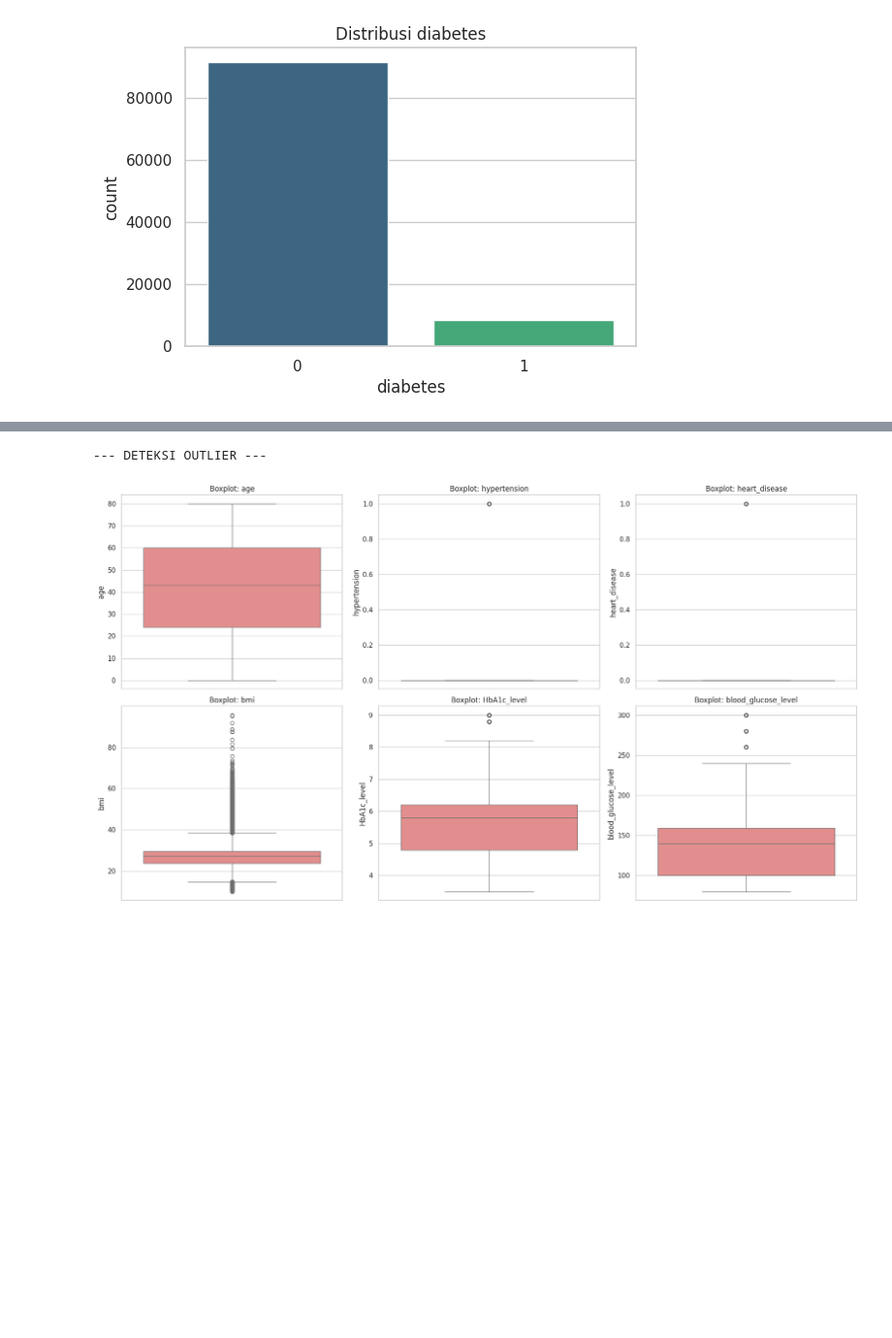
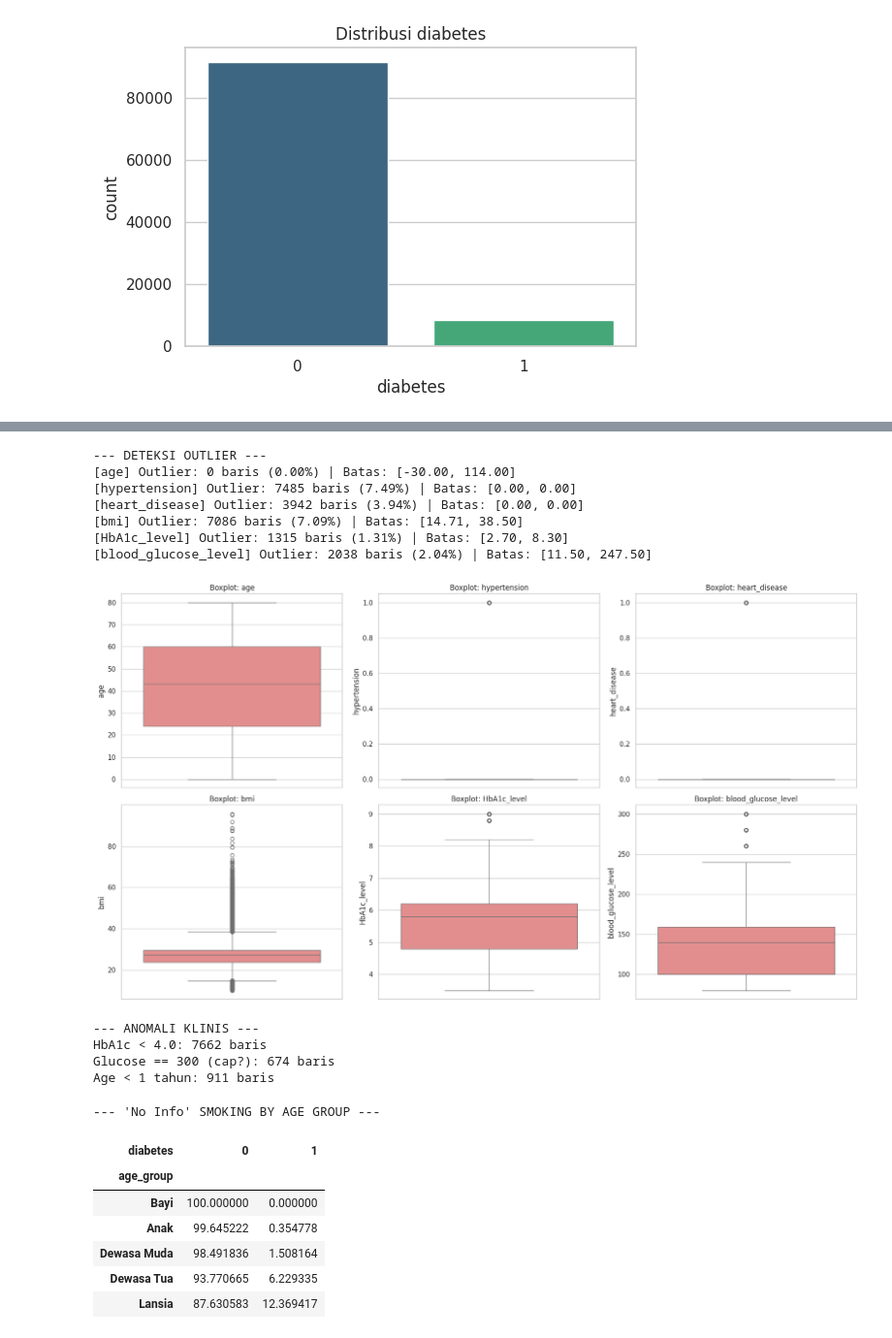
Before and after one commit to aariffaqiih/temp, a Jupyter notebook: Untitled14.ipynb, the cells around one changed output, grey strips where cells are left out. Shown at 97% size. Saved outputs shown, nothing was run; the diff lists cells and outputs as text; code cells hidden in the pictures; blank space fills up the shorter version.

```diff
--- a/Untitled14.ipynb
+++ b/Untitled14.ipynb
@@ -193,6 +254,15 @@ if numerik:
     axes = axes.flatten()
 
     for i, col in enumerate(numerik):
+        Q1 = df[col].quantile(0.25)
+        Q3 = df[col].quantile(0.75)
+        IQR = Q3 - Q1
+        lower = Q1 - 1.5 * IQR
+        upper = Q3 + 1.5 * IQR
+        outliers = ((df[col] < lower) | (df[col] > upper)).sum()
+        pct_outliers = (outliers / len(df)) * 100
+        print(f"[{col}] Outlier: {outliers} baris ({pct_outliers:.2f}%) | Batas: [{lower:.2f}, {upper:.2f}]")
+
         sns.boxplot(data=df, y=col, ax=axes[i], color='lightcoral')
         axes[i].set_title(f"Boxplot: {col}")
 
@@ -203,4 +273,37 @@ if numerik:
     plt.show()
 # %% [output]
 --- DETEKSI OUTLIER ---
+[age] Outlier: 0 baris (0.00%) | Batas: [-30.00, 114.00]
+[hypertension] Outlier: 7485 baris (7.49%) | Batas: [0.00, 0.00]
+[heart_disease] Outlier: 3942 baris (3.94%) | Batas: [0.00, 0.00]
+[bmi] Outlier: 7086 baris (7.09%) | Batas: [14.71, 38.50]
+[HbA1c_level] Outlier: 1315 baris (1.31%) | Batas: [2.70, 8.30]
+[blood_glucose_level] Outlier: 2038 baris (2.04%) | Batas: [11.50, 247.50]
 [figure]
+# %%
+print("--- ANOMALI KLINIS ---")
+print(f"HbA1c < 4.0: {(df['HbA1c_level'] < 4.0).sum()} baris")
+print(f"Glucose == 300 (cap?): {(df['blood_glucose_level'] == 300).sum()} baris")
+print(f"Age < 1 tahun: {(df['age'] < 1).sum()} baris")
+# %% [output]
+--- ANOMALI KLINIS ---
+HbA1c < 4.0: 7662 baris
+Glucose == 300 (cap?): 674 baris
+Age < 1 tahun: 911 baris
+# %%
+print("\n--- 'No Info' SMOKING BY AGE GROUP ---")
+df['age_group'] = pd.cut(df['age'], bins=[0, 1, 18, 40, 60, 100],
+                          labels=['Bayi', 'Anak', 'Dewasa Muda', 'Dewasa Tua', 'Lansia'])
+ct_age_smoke = pd.crosstab(df[df['smoking_history']=='No Info']['age_group'],
+                            df[df['smoking_history']=='No Info']['diabetes'],
+                            normalize='index') * 100
+display(ct_age_smoke)
+# %% [output]
+--- 'No Info' SMOKING BY AGE GROUP ---
+| diabetes | 0 | 1 |
+| age_group |  |  |
+| Bayi | 100.000000 | 0.000000 |
+| Anak | 99.645222 | 0.354778 |
+| Dewasa Muda | 98.491836 | 1.508164 |
+| Dewasa Tua | 93.770665 | 6.229335 |
+| Lansia | 87.630583 | 12.369417 |
```
Also changed, not shown: parts of 5 cells of this notebook.
